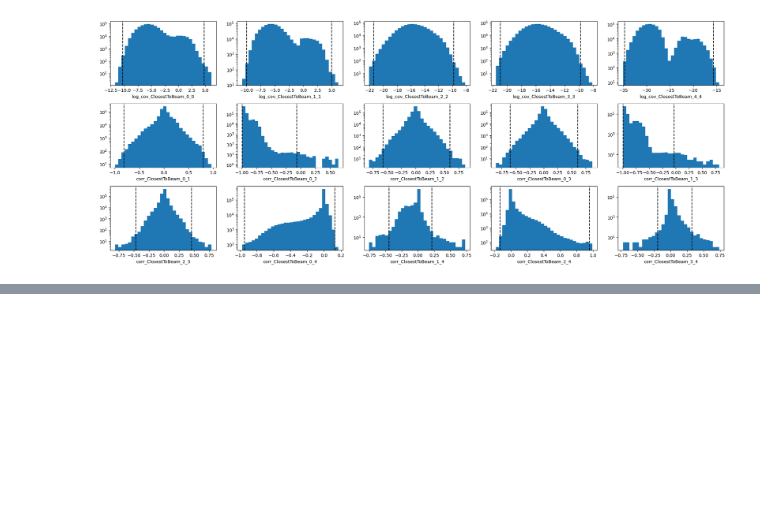
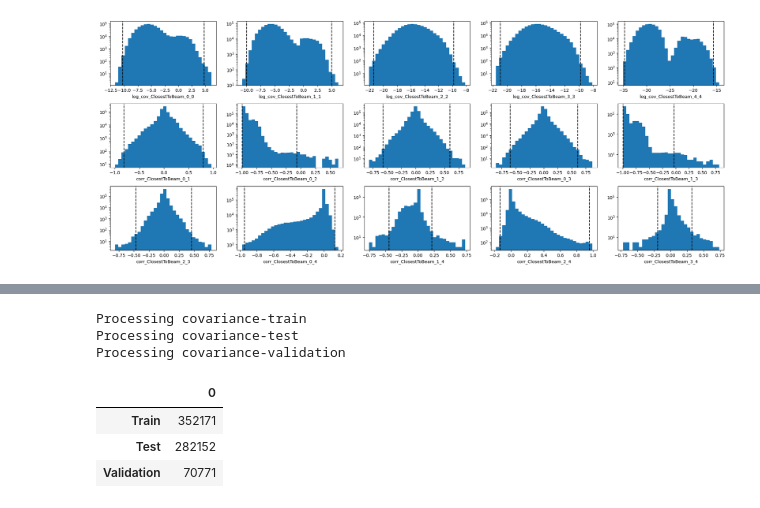
Before and after one commit to landerlini/lb-trksim-train, a Jupyter notebook: notebooks/Preprocessing-GANs.ipynb, the cells around one changed output, grey strips where cells are left out. Saved outputs shown, nothing was run; the diff lists cells and outputs as text; code cells hidden in the pictures; blank space fills up the shorter version.

```diff
--- a/notebooks/Preprocessing-GANs.ipynb
+++ b/notebooks/Preprocessing-GANs.ipynb
@@ -323,16 +553,24 @@ display(store_as_pickle(tY, "COVARIANCE_PREPROCESSING_Y", "/workarea/cloud-stora
 # %%
 entries = split_and_store(
     cov_data,
     [
         (0.5, environ.get("COVARIANCE_TRAIN", "covariance-train")),
         (0.4, environ.get("COVARIANCE_TEST", "covariance-test")),
         (0.1, environ.get("COVARIANCE_VALIDATION", "covariance-validation"))
     ],
-    chunksize=100_000_000,
+    chunksize="100MB",
     features=cov_conditions,
     labels=cov_target,
     preprocessorX=tX,
     preprocessorY=tY
 )
 
 pd.DataFrame(entries, index=["Train", "Test", "Validation"])
+# %% [output]
+Processing covariance-train
+Processing covariance-test
+Processing covariance-validation
+|  | 0 |
+| Train | 352171 |
+| Test | 282152 |
+| Validation | 70771 |
```
Also changed, not shown: parts of 36 cells of this notebook, 1 other file.
